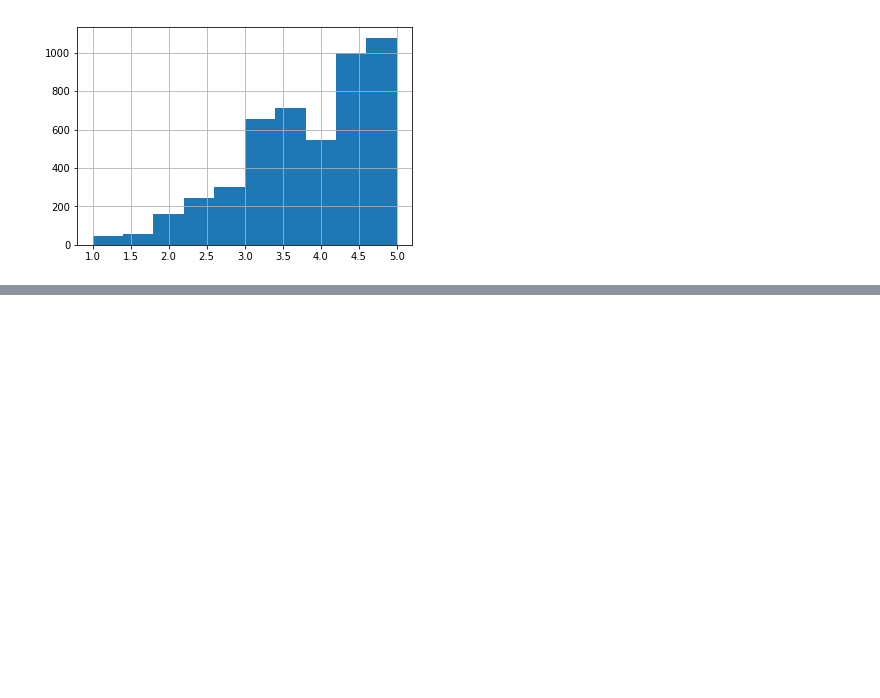
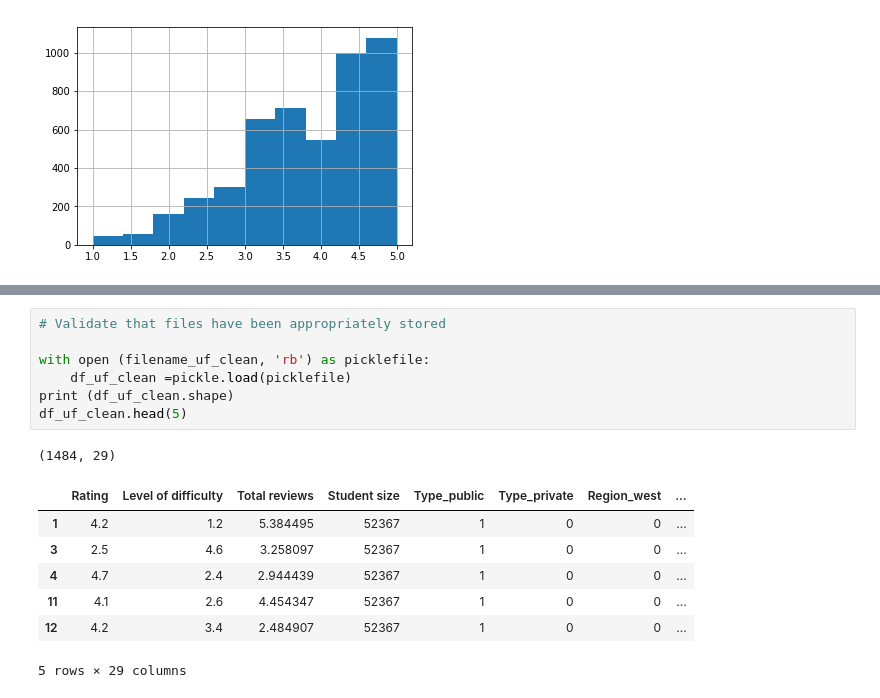
Before and after one commit to xzhou110/ratemyprofessordotcom, a Jupyter notebook: data_clean_up.ipynb, the cells around one changed output, grey strips where cells are left out. Drawn from its saved outputs; the diff is of its cells as text; blank space fills up the shorter version.

```diff
--- a/data_clean_up.ipynb
+++ b/data_clean_up.ipynb
@@ -649,0 +210,16 @@ dfs_log.describe()
+# %%
+# Validate that files have been appropriately stored
+
+with open (filename_uf_clean, 'rb') as picklefile:
+    df_uf_clean =pickle.load(picklefile)
+print (df_uf_clean.shape)
+df_uf_clean.head(5)
+# %% [output]
+(1484, 29)
+|  | Rating | Level of difficulty | Total reviews | Student size | Type_public | Type_private | Region_west | ... |
+| 1 | 4.2 | 1.2 | 5.384495 | 52367 | 1 | 0 | 0 | ... |
+| 3 | 2.5 | 4.6 | 3.258097 | 52367 | 1 | 0 | 0 | ... |
+| 4 | 4.7 | 2.4 | 2.944439 | 52367 | 1 | 0 | 0 | ... |
+| 11 | 4.1 | 2.6 | 4.454347 | 52367 | 1 | 0 | 0 | ... |
+| 12 | 4.2 | 3.4 | 2.484907 | 52367 | 1 | 0 | 0 | ... |
+5 rows × 29 columns
```
Also changed, not shown: parts of 60 cells of this notebook, 1 other file.
